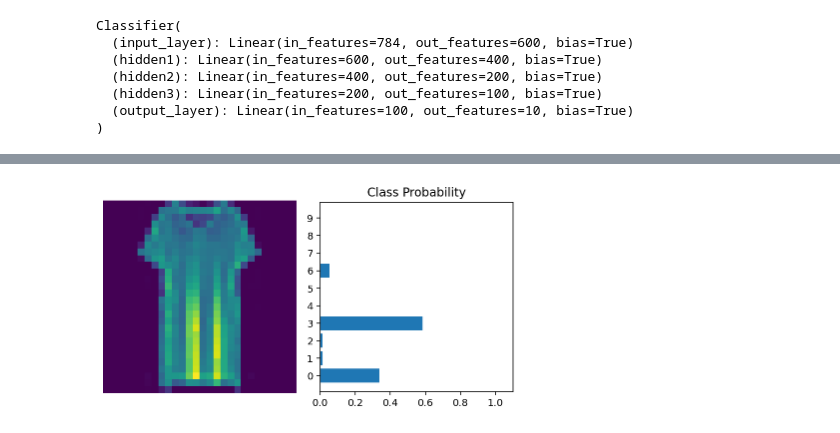
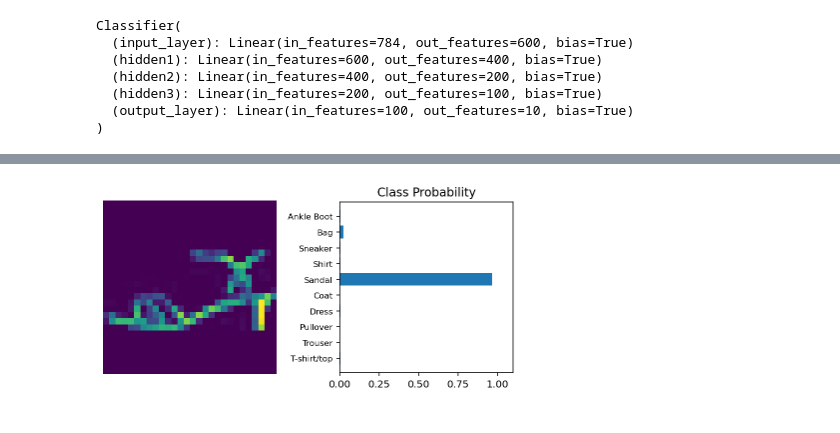
Before and after one commit to nagarjuna-de/Fashion-MNIST, a Jupyter notebook: jupyter_notebook/test.ipynb, the cells around one changed output, grey strips where cells are left out. Cells and saved outputs as stored; diff of their text form; code cells hidden in the pictures.

Commit message:
real image classification

```diff
--- a/jupyter_notebook/test.ipynb
+++ b/jupyter_notebook/test.ipynb
@@ -126,13 +127,16 @@ optimizer = optim.SGD(model.parameters(), lr=0.003)
 # %%
 epochs = 20
 print_every = 40
-train_losses = []
-test_losses = []
+final_trl = []
+final_tel =[]
 accuracies = []
 
 
 for e in range(epochs):
     running_loss = 0
+    train_losses = []
+    test_losses = []
+    batch_acc =[]
     print(f"Epoch: {e+1}/{epochs}")
 
     for i, (images, labels) in enumerate(iter(trainloader)):
@@ -151,12 +155,39 @@ for e in range(epochs):
 
         running_loss += loss.item()
 
+        train_losses.append(loss.item())
+
+
         if i % print_every == 0:
             print(f"\tIteration: {i}\t Loss: {running_loss/print_every:.4f}")
             running_loss = 0
 
 
     model.eval()
-    with T.no_grad()
+    with T.no_grad():
+        for i, (images, labels) in enumerate(iter(testloader)):
+            images.resize_(images.size()[0], 784)
+
+            logits = model.forward(images)
+            test_pred = F.log_softmax(logits, dim=1)
+
+            test_loss = criterion(test_pred, labels)
+
+            test_losses.append(test_loss.item())
+
+
+
+
+
+    model.train()
+
+    mean_trl = mean(train_losses)
+    mean_tel = mean(test_losses)
+    final_trl.append(mean_trl)
+    final_tel.append(mean_tel)
+
+
+    #accuracies.append(acc)
+    print(f'Epoch: {e + 1} | loss: {loss.item()} | test loss: {test_loss.item()} ')
 # %% [output]
 Epoch: 1/20
@@ -179,13 +222,14 @@ Epoch: 1/20
 # %%
 images, labels = next(iter(testloader))
 
-img = images[48].view(1,784)
+img = images[18].view(1,784)
 # Turn off gradients to speed up this part
 with T.no_grad():
     logits = model.forward(img)
 
 # Output of the network are logits, need to take softmax for probabilities
 ps = F.softmax(logits, dim=1)
-view_classify(img.view(1, 28, 28), ps)
+
+view_classify(img, ps, version='Fashion')
 # %% [output]
-[figure, old version]
+[figure, new version]
```
Also changed, not shown: parts of 9 cells of this notebook, 17 other files.
